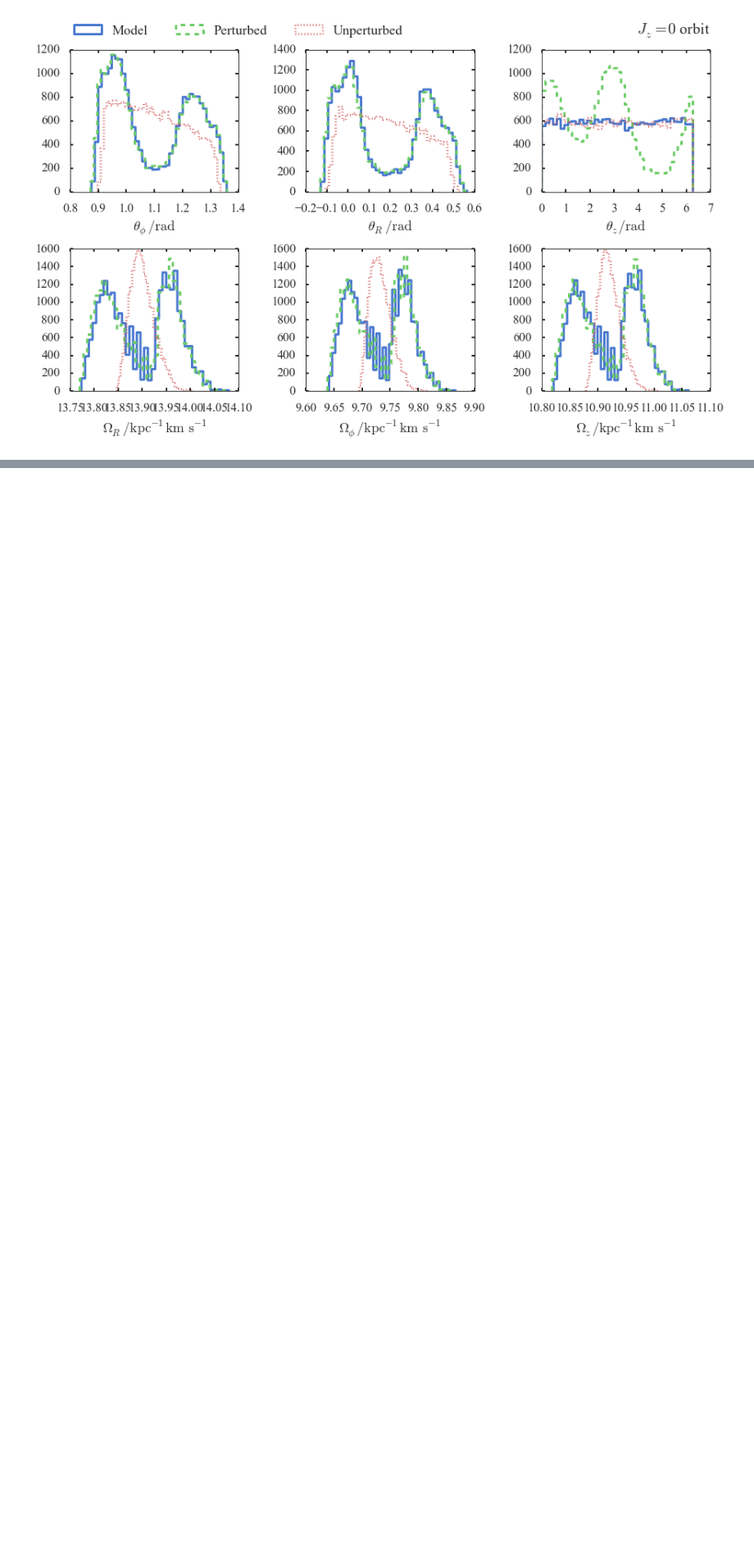
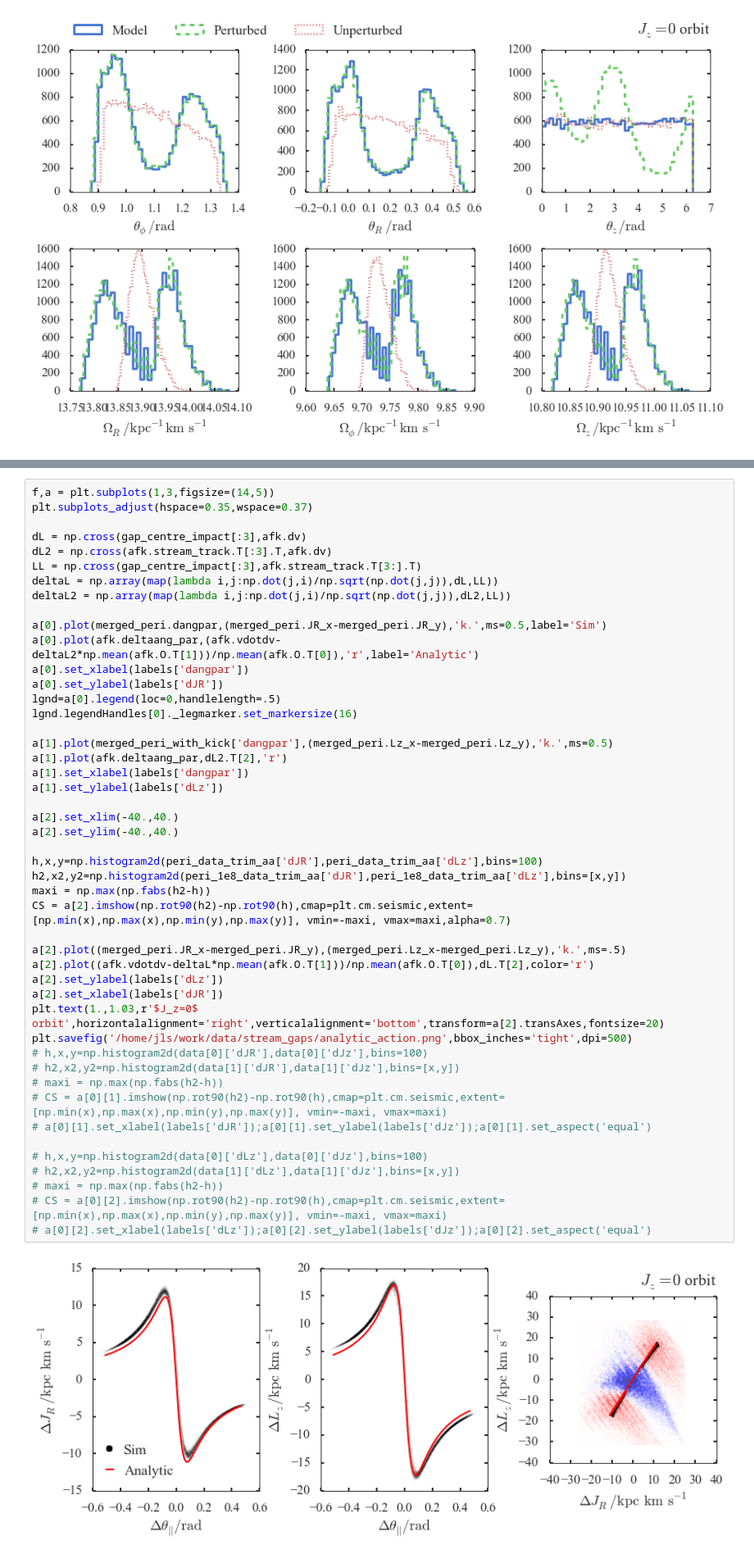
Before and after one commit to jobovy/streamgap-aa, a Jupyter notebook: py/GapsAngleFreq.ipynb, the cells around one changed output, grey strips where cells are left out. Shown at 82% size. Drawn from its saved outputs; the diff is of its cells as text; blank space fills up the shorter version.

Commit message:
Added action check notebook, added analytic calcs and later time comparison

```diff
--- a/py/GapsAngleFreq.ipynb
+++ b/py/GapsAngleFreq.ipynb
@@ -690,0 +715,49 @@ plt.savefig('/home/jls/work/data/stream_gaps/angfreq_kicks.png',bbox_inches='tig
+# %%
+f,a = plt.subplots(1,3,figsize=(14,5))
+plt.subplots_adjust(hspace=0.35,wspace=0.37)
+
+dL = np.cross(gap_centre_impact[:3],afk.dv)
+dL2 = np.cross(afk.stream_track.T[:3].T,afk.dv)
+LL = np.cross(gap_centre_impact[:3],afk.stream_track.T[3:].T)
+deltaL = np.array(map(lambda i,j:np.dot(j,i)/np.sqrt(np.dot(j,j)),dL,LL))
+deltaL2 = np.array(map(lambda i,j:np.dot(j,i)/np.sqrt(np.dot(j,j)),dL2,LL))
+
+a[0].plot(merged_peri.dangpar,(merged_peri.JR_x-merged_peri.JR_y),'k.',ms=0.5,label='Sim')
+a[0].plot(afk.deltaang_par,(afk.vdotdv-deltaL2*np.mean(afk.O.T[1]))/np.mean(afk.O.T[0]),'r',label='Analytic')
+a[0].set_xlabel(labels['dangpar'])
+a[0].set_ylabel(labels['dJR'])
+lgnd=a[0].legend(loc=0,handlelength=.5)
+lgnd.legendHandles[0]._legmarker.set_markersize(16)
+
+a[1].plot(merged_peri_with_kick['dangpar'],(merged_peri.Lz_x-merged_peri.Lz_y),'k.',ms=0.5)
+a[1].plot(afk.deltaang_par,dL2.T[2],'r')
+a[1].set_xlabel(labels['dangpar'])
+a[1].set_ylabel(labels['dLz'])
+
+a[2].set_xlim(-40.,40.)
+a[2].set_ylim(-40.,40.)
+
+h,x,y=np.histogram2d(peri_data_trim_aa['dJR'],peri_data_trim_aa['dLz'],bins=100)
+h2,x2,y2=np.histogram2d(peri_1e8_data_trim_aa['dJR'],peri_1e8_data_trim_aa['dLz'],bins=[x,y])
+maxi = np.max(np.fabs(h2-h))
+CS = a[2].imshow(np.rot90(h2)-np.rot90(h),cmap=plt.cm.seismic,extent=[np.min(x),np.max(x),np.min(y),np.max(y)], vmin=-maxi, vmax=maxi,alpha=0.7)
+
+a[2].plot((merged_peri.JR_x-merged_peri.JR_y),(merged_peri.Lz_x-merged_peri.Lz_y),'k.',ms=.5)
+a[2].plot((afk.vdotdv-deltaL*np.mean(afk.O.T[1]))/np.mean(afk.O.T[0]),dL.T[2],color='r')
+a[2].set_ylabel(labels['dLz'])
+a[2].set_xlabel(labels['dJR'])
+plt.text(1.,1.03,r'$J_z=0$ orbit',horizontalalignment='right',verticalalignment='bottom',transform=a[2].transAxes,fontsize=20)
+plt.savefig('/home/jls/work/data/stream_gaps/analytic_action.png',bbox_inches='tight',dpi=500)
+# h,x,y=np.histogram2d(data[0]['dJR'],data[0]['dJz'],bins=100)
+# h2,x2,y2=np.histogram2d(data[1]['dJR'],data[1]['dJz'],bins=[x,y])
+# maxi = np.max(np.fabs(h2-h))
+# CS = a[0][1].imshow(np.rot90(h2)-np.rot90(h),cmap=plt.cm.seismic,extent=[np.min(x),np.max(x),np.min(y),np.max(y)], vmin=-maxi, vmax=maxi)
+# a[0][1].set_xlabel(labels['dJR']);a[0][1].set_ylabel(labels['dJz']);a[0][1].set_aspect('equal')
+
+# h,x,y=np.histogram2d(data[0]['dLz'],data[0]['dJz'],bins=100)
+# h2,x2,y2=np.histogram2d(data[1]['dLz'],data[1]['dJz'],bins=[x,y])
+# maxi = np.max(np.fabs(h2-h))
+# CS = a[0][2].imshow(np.rot90(h2)-np.rot90(h),cmap=plt.cm.seismic,extent=[np.min(x),np.max(x),np.min(y),np.max(y)], vmin=-maxi, vmax=maxi)
+# a[0][2].set_xlabel(labels['dLz']);a[0][2].set_ylabel(labels['dJz']);a[0][2].set_aspect('equal')
+# %% [output]
+[figure, added]
```
Also changed, not shown: parts of 11 cells of this notebook, 2 other files.
